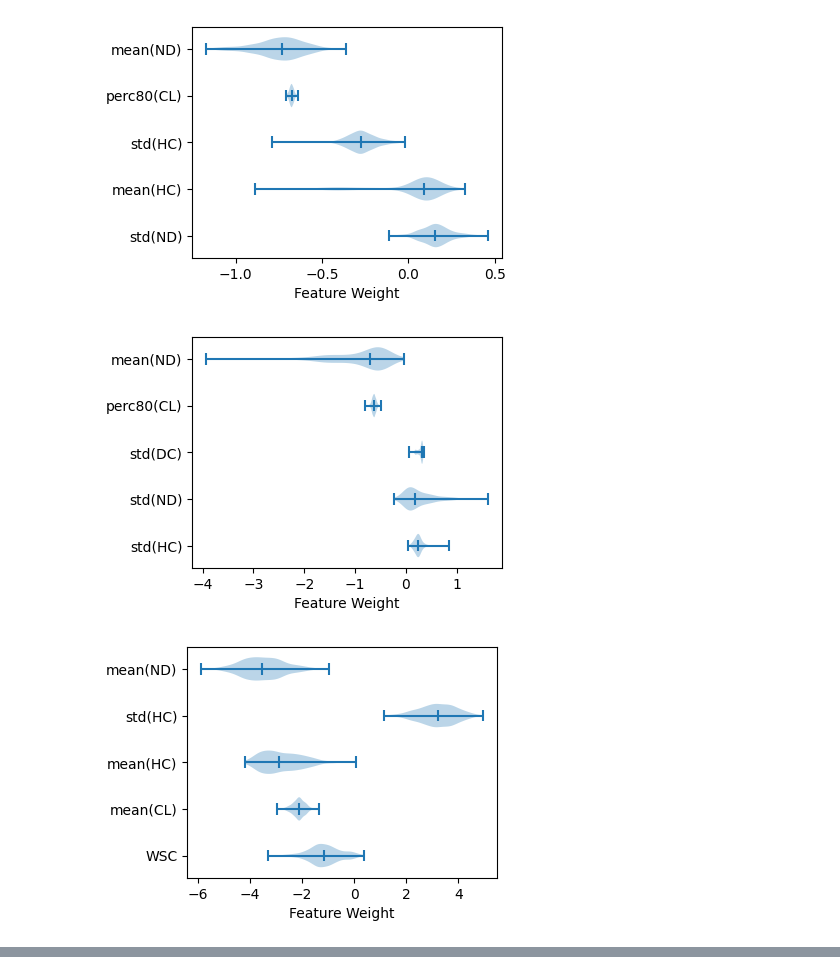
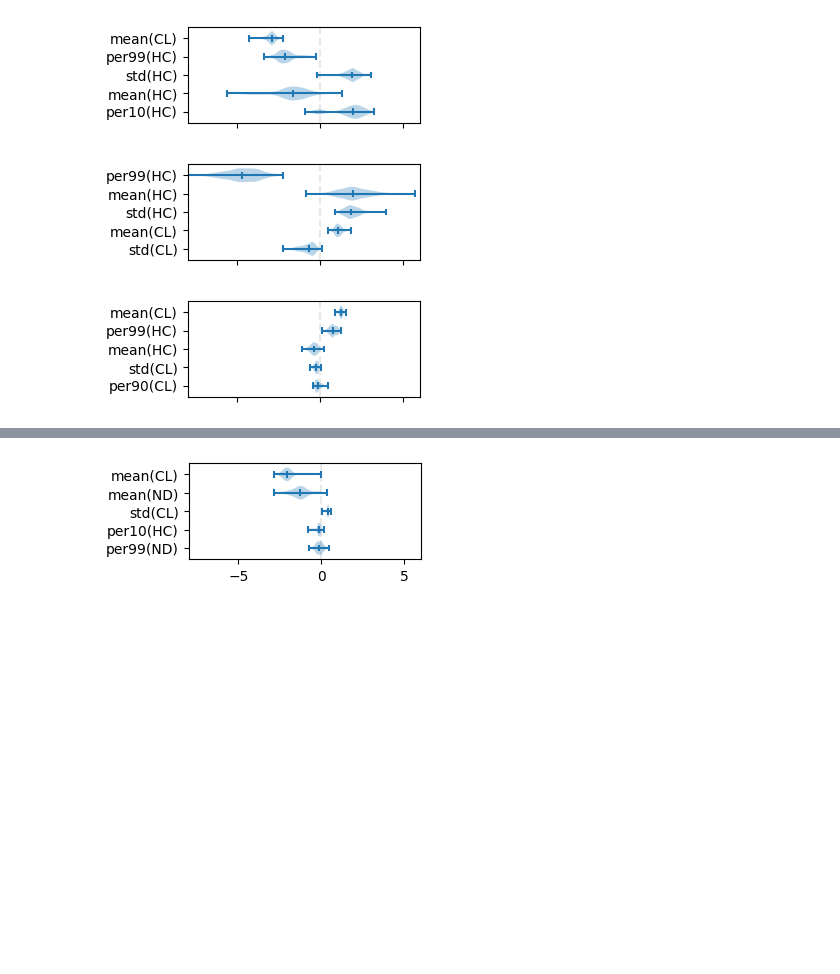
Before and after one commit to mostafajahanifar/pacman, a Jupyter notebook: explain_features_domain_classification.ipynb, the cells around one changed output, grey strips where cells are left out. Cells and saved outputs as stored; diff of their text form; code cells hidden in the pictures; blank space fills up the shorter version.

```diff
--- a/explain_features_domain_classification.ipynb
+++ b/explain_features_domain_classification.ipynb
@@ -163,19 +163,19 @@ import seaborn as sns
 from utils import get_colors_dict, featre_to_tick
 import pickle
 
-save_root = 'explain_features/domain_classification_withPCPG_Balanced/'
+save_root = 'results_final/landscape/domain_classification_one-vs-rest/'
 os.makedirs(save_root, exist_ok=True)
-discov_val_feats_path = '/mnt/gpfs01/lsf-workspace/u2070124/Data/Data/pancancer/tcga_features_clinical_merged.csv'
+discov_val_feats_path = '/mnt/gpfs01/lsf-workspace/u2070124/Data/Data/pancancer/tcga_features_final_ClusterByCancer.csv'
 # discov_val_feats_path = '/home/u2070124/lsf_workspace/Data/Data/pancancer/tcga_features_clinical_merged.csv'
 discov_df = pd.read_csv(discov_val_feats_path)
-feats_list = pd.read_csv('noncorrolated_feature_list_2.csv', header=None)[0].to_list()
+feats_list = pd.read_csv('noncorrolated_features_list_final.csv', header=None)[0].to_list()
 feats_list = [feat for feat in feats_list if feat not in ["mit_clusterCoff_max", "mit_hotspot_score"]]
 
 df = discov_df[['type']+feats_list]
-invalid_cancers = ['DLBC','THYM','LAML','SARC','CHOL','ACC']
+invalid_cancers = ['LAML']
 df = df[~df['type'].isin(invalid_cancers)]
-df['type'] = df['type'].replace('COAD', 'COADREAD')
-df['type'] = df['type'].replace('READ', 'COADREAD')
+df['type'] = df['type'].replace(['COAD','READ'], 'COADREAD')
+df['type'] = df['type'].replace(['GBM','LGG'], 'GBMLGG')
 domains = df['type'].unique()
 
 with open(f'{save_root}/bootstrap_coefs_data.pkl', 'rb') as handle:
@@ -193,6 +193,7 @@ color_dict = get_colors_dict()
 def find_top_features(coefs_df, domain, feats_list, top_k):
     feat_means = []
     for feat in feats_list:
+        feat = feat.replace("_per", "_perc")
         feat_vals = coefs_df[feat][domain]
         feat_means.append(np.mean(np.abs(feat_vals)))
     feat_df = pd.DataFrame([feats_list, feat_means]).T
@@ -200,44 +201,50 @@ def find_top_features(coefs_df, domain, feats_list, top_k):
     feat_df =feat_df.sort_values('value', ascending=False).head(top_k)
     return feat_df['name'].to_list()[::-1]
 
 top_k = 5
-gap = 10
-width = 8
+gap = 5
+width = 4
 color_dict = get_colors_dict()
 
-domains = ['KIRC', 'LGG', 'PCPG', 'CESC']
+domains = ['PCPG', 'UCS', 'CESC', 'ACC', 'THCA']
 
 for i, domain in enumerate(domains):
 
-    fig = plt.figure(figsize=(4,3))  # Increase the figure size
-    # ax = fig.add_subplot(111)
+    fig = plt.figure(figsize=(3,1.25))  # Increase the figure size
+    ax = fig.add_subplot(111)
 
-    top_feats= find_top_features(coefs_df, domain, feats_list, 5)
+    top_feats= find_top_features(coefs_df, domain, feats_list, top_k)
     feat_list_fancy = [featre_to_tick(feat) for feat in top_feats]
     data = []
-    for i, feat in enumerate(top_feats):
+    for feat in top_feats:
+        feat = feat.replace("_per", "_perc")
         data.append(coefs_df[feat][domain])
     data= np.transpose(np.array(data))
-    plt.violinplot(data,showmedians=True,showextrema=True,vert=False,widths=0.5)
+    plt.violinplot(data,showmedians=True,showextrema=True,vert=False,widths=0.75)
     plt.yticks(list(np.arange(1,len(feat_list_fancy)+1)), feat_list_fancy)
     plt.yticks(rotation=0)
-    plt.xlabel('Feature Weight')
+    plt.xlim([-8,6])
+    if i<4:
+        ax.set_xticklabels('')
 
-    plt.savefig(f"{save_root}/{domain}-featureWeight-{feat}.pdf", bbox_inches='tight', dpi=600)
-    plt.savefig(f"{save_root}/{domain}-featureWeight-{feat}.png", bbox_inches='tight', dpi=600)
+    plt.axvline(x=0, color='lightgray', linestyle='--', zorder=0, alpha=0.5)
+    # plt.xlabel('Feature Weight')
+
+    # plt.savefig(f"{save_root}/{domain}-featureWeight-{feat}.pdf", bbox_inches='tight', dpi=600)
+    plt.savefig(f"{save_root}/featureWeight{i}-{domain}-{feat}.png", bbox_inches='tight', dpi=600)
 
     # for i, feat in enumerate(top_feats):
     #     box1 = ax.violinplot(coefs_df[feat][domain], positions=[i*gap], widths=width, showmedians=True,showextrema=True,vert=False)
 
     # ax.set_yticks(range(0, len(feat_list_fancy) * gap, gap))
     # ax.set_yticklabels(feat_list_fancy)
 
     # plt.ylim([-1*width, i*gap+1*width])
 
     # Set the title and labels
     # plt.title(f'Distribution of Coefficients for {feat}')
     # plt.xlabel('Domains')
 # %% [output]
-[figure, old version]
+[figure, new version]
-[figure, old version]
+[figure, new version]
-[figure, old version]
+[figure, new version]
@@ -245,3 +252,4 @@ for i, domain in enumerate(domains):
+[figure, added]
 # %%
 import matplotlib.pyplot as plt
 import numpy as np
```
Also changed, not shown: parts of 4 cells of this notebook, 22 other files.
